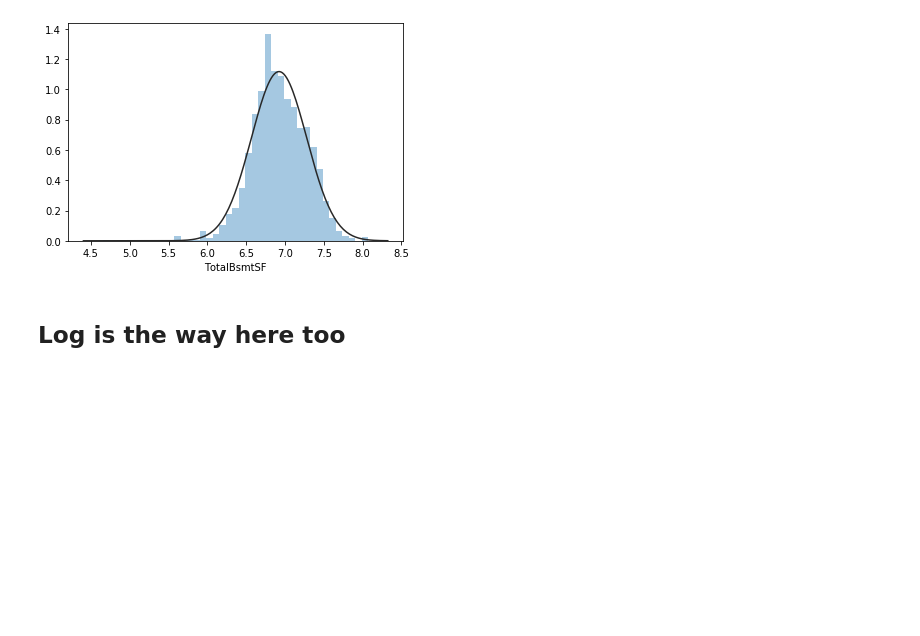
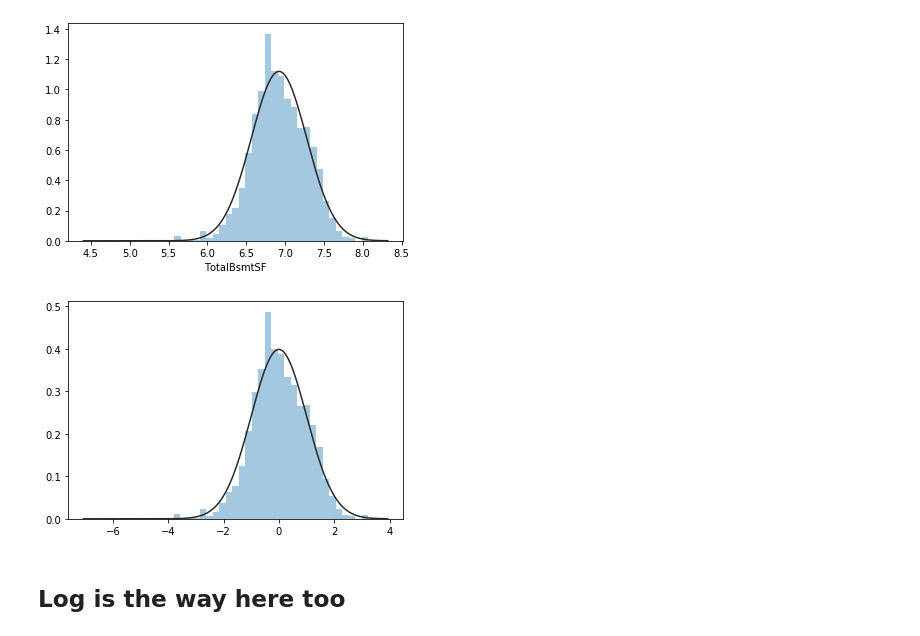
Before and after one commit to Nowam/Kaggle_projects, a Jupyter notebook: Housing_Prices/Data Visualization.ipynb, the cells around one changed output. Drawn from its saved outputs; the diff is of its cells as text; code cells hidden in the pictures; blank space fills up the shorter version.

Commit message:
Added a bit of visualization

```diff
--- a/Housing_Prices/Data Visualization.ipynb
+++ b/Housing_Prices/Data Visualization.ipynb
@@ -213,6 +213,10 @@ g_logged = train['TotalBsmtSF'].apply(lambda x: x if x == 0 else np.log(x))
 sns.distplot(g_logged[g_logged > 0], fit=norm, kde=False);
 # %% [output]
 [figure]
+# %%
+sns.distplot(preprocessing.scale(g_logged[g_logged > 0]), fit=norm, kde=False);
+# %% [output]
+[figure, added]
 # %% [markdown]
 ## Log is the way here too
 # %% [markdown]
```
Also changed, not shown: parts of 5 cells of this notebook.
